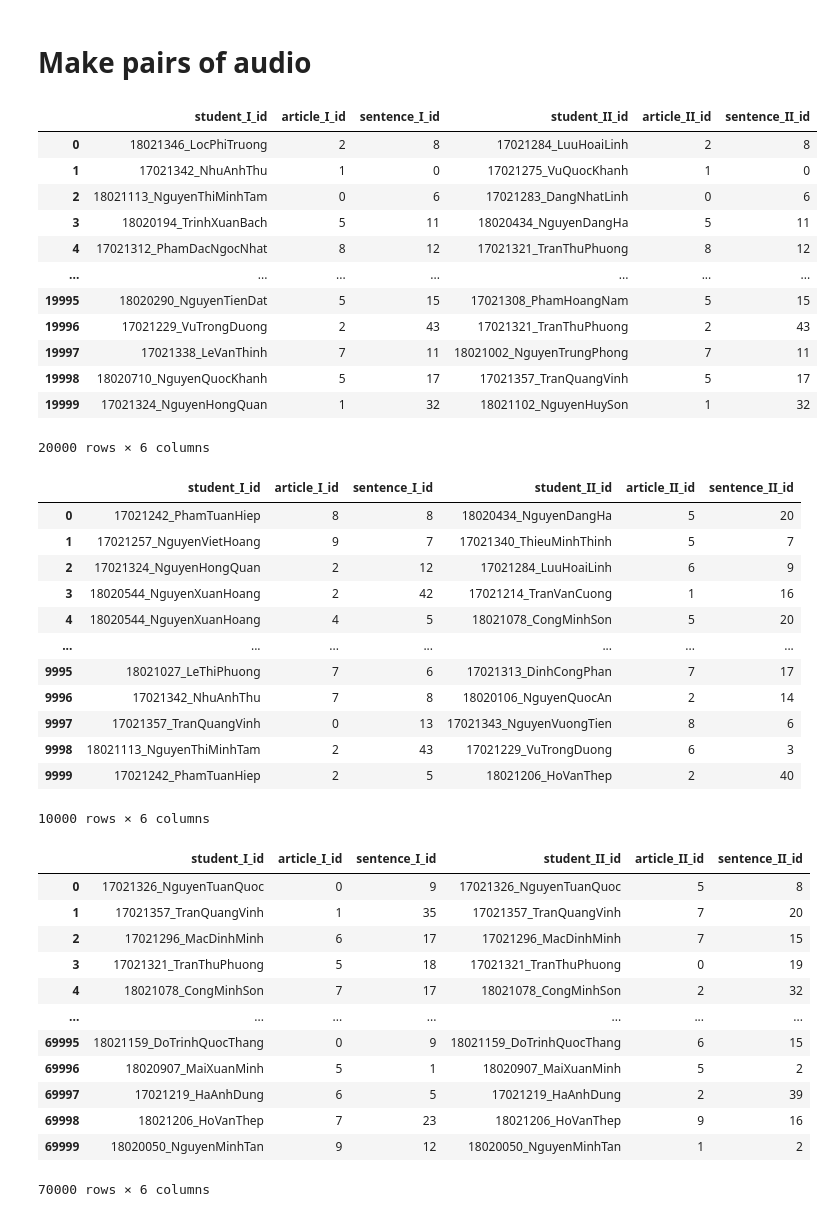
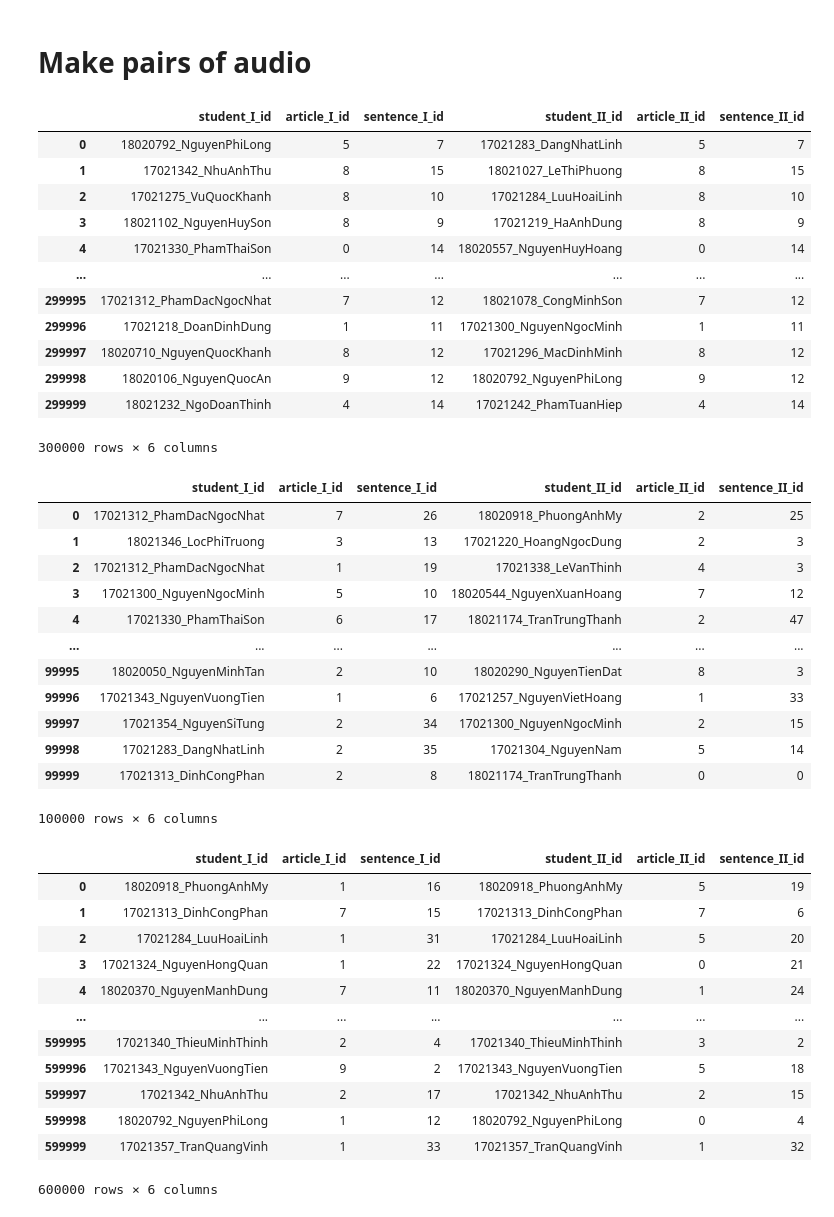
Before and after one commit to quocanuetcs/voice-recognition, a Jupyter notebook: data_processing.ipynb, the cells around one changed output. Cells and saved outputs as stored; diff of their text form; code cells hidden in the pictures.

```diff
--- a/data_processing.ipynb
+++ b/data_processing.ipynb
@@ -237,40 +237,40 @@ for student in students:
     students_segments_indices.append(student_segments_indices)
 # %%
 # Different speakers same sentence
-DSSS_LEN = 20000
+DSSS_LEN = 300000
 
 audio_pairs = []
 for k in range(len(students_segments_indices[0])):
     for i in range(len(students_segments_indices)):
         for j in range(i + 1, len(students_segments_indices)):
             if students_segments_indices[i][k] is not None\
             and students_segments_indices[j][k] is not None:
                 audio_info_1 = [students[i], students_segments_indices[i][k][0], students_segments_indices[i][k][1]]
                 audio_info_2 = [students[j], students_segments_indices[j][k][0], students_segments_indices[j][k][1]]
                 if random.randrange(2) == 1:
                     audio_info_1, audio_info_2 = audio_info_2, audio_info_1
                 audio_pairs.append(audio_info_1 + audio_info_2)
 random.shuffle(audio_pairs)
 audio_pairs_dsss_df = pd.DataFrame(audio_pairs[:DSSS_LEN], columns=['student_I_id', 'article_I_id', 'sentence_I_id',
                                                                     'student_II_id', 'article_II_id', 'sentence_II_id'])
 audio_pairs_dsss_df
 # %% [output]
 |  | student_I_id | article_I_id | sentence_I_id | student_II_id | article_II_id | sentence_II_id |
-| 0 | 18021346_LocPhiTruong | 2 | 8 | 17021284_LuuHoaiLinh | 2 | 8 |
-| 1 | 17021342_NhuAnhThu | 1 | 0 | 17021275_VuQuocKhanh | 1 | 0 |
-| 2 | 18021113_NguyenThiMinhTam | 0 | 6 | 17021283_DangNhatLinh | 0 | 6 |
-| 3 | 18020194_TrinhXuanBach | 5 | 11 | 18020434_NguyenDangHa | 5 | 11 |
-| 4 | 17021312_PhamDacNgocNhat | 8 | 12 | 17021321_TranThuPhuong | 8 | 12 |
+| 0 | 18020792_NguyenPhiLong | 5 | 7 | 17021283_DangNhatLinh | 5 | 7 |
+| 1 | 17021342_NhuAnhThu | 8 | 15 | 18021027_LeThiPhuong | 8 | 15 |
+| 2 | 17021275_VuQuocKhanh | 8 | 10 | 17021284_LuuHoaiLinh | 8 | 10 |
+| 3 | 18021102_NguyenHuySon | 8 | 9 | 17021219_HaAnhDung | 8 | 9 |
+| 4 | 17021330_PhamThaiSon | 0 | 14 | 18020557_NguyenHuyHoang | 0 | 14 |
 | ... | ... | ... | ... | ... | ... | ... |
-| 19995 | 18020290_NguyenTienDat | 5 | 15 | 17021308_PhamHoangNam | 5 | 15 |
-| 19996 | 17021229_VuTrongDuong | 2 | 43 | 17021321_TranThuPhuong | 2 | 43 |
-| 19997 | 17021338_LeVanThinh | 7 | 11 | 18021002_NguyenTrungPhong | 7 | 11 |
-| 19998 | 18020710_NguyenQuocKhanh | 5 | 17 | 17021357_TranQuangVinh | 5 | 17 |
-| 19999 | 17021324_NguyenHongQuan | 1 | 32 | 18021102_NguyenHuySon | 1 | 32 |
+| 299995 | 17021312_PhamDacNgocNhat | 7 | 12 | 18021078_CongMinhSon | 7 | 12 |
+| 299996 | 17021218_DoanDinhDung | 1 | 11 | 17021300_NguyenNgocMinh | 1 | 11 |
+| 299997 | 18020710_NguyenQuocKhanh | 8 | 12 | 17021296_MacDinhMinh | 8 | 12 |
+| 299998 | 18020106_NguyenQuocAn | 9 | 12 | 18020792_NguyenPhiLong | 9 | 12 |
+| 299999 | 18021232_NgoDoanThinh | 4 | 14 | 17021242_PhamTuanHiep | 4 | 14 |
-20000 rows × 6 columns
+300000 rows × 6 columns
 # %%
 # Different speakers different sentences
-DSDS_LEN = 10000
+DSDS_LEN = 100000
 
 audio_pairs = []
 for i1 in range(len(students_segments_indices)):
@@ -291,21 +291,21 @@ audio_pairs_dsds_df = pd.DataFrame(audio_pairs[:DSDS_LEN], columns=['student_I_i
 audio_pairs_dsds_df
 # %% [output]
 |  | student_I_id | article_I_id | sentence_I_id | student_II_id | article_II_id | sentence_II_id |
-| 0 | 17021242_PhamTuanHiep | 8 | 8 | 18020434_NguyenDangHa | 5 | 20 |
-| 1 | 17021257_NguyenVietHoang | 9 | 7 | 17021340_ThieuMinhThinh | 5 | 7 |
-| 2 | 17021324_NguyenHongQuan | 2 | 12 | 17021284_LuuHoaiLinh | 6 | 9 |
-| 3 | 18020544_NguyenXuanHoang | 2 | 42 | 17021214_TranVanCuong | 1 | 16 |
-| 4 | 18020544_NguyenXuanHoang | 4 | 5 | 18021078_CongMinhSon | 5 | 20 |
+| 0 | 17021312_PhamDacNgocNhat | 7 | 26 | 18020918_PhuongAnhMy | 2 | 25 |
+| 1 | 18021346_LocPhiTruong | 3 | 13 | 17021220_HoangNgocDung | 2 | 3 |
+| 2 | 17021312_PhamDacNgocNhat | 1 | 19 | 17021338_LeVanThinh | 4 | 3 |
+| 3 | 17021300_NguyenNgocMinh | 5 | 10 | 18020544_NguyenXuanHoang | 7 | 12 |
+| 4 | 17021330_PhamThaiSon | 6 | 17 | 18021174_TranTrungThanh | 2 | 47 |
 | ... | ... | ... | ... | ... | ... | ... |
-| 9995 | 18021027_LeThiPhuong | 7 | 6 | 17021313_DinhCongPhan | 7 | 17 |
-| 9996 | 17021342_NhuAnhThu | 7 | 8 | 18020106_NguyenQuocAn | 2 | 14 |
-| 9997 | 17021357_TranQuangVinh | 0 | 13 | 17021343_NguyenVuongTien | 8 | 6 |
-| 9998 | 18021113_NguyenThiMinhTam | 2 | 43 | 17021229_VuTrongDuong | 6 | 3 |
-| 9999 | 17021242_PhamTuanHiep | 2 | 5 | 18021206_HoVanThep | 2 | 40 |
+| 99995 | 18020050_NguyenMinhTan | 2 | 10 | 18020290_NguyenTienDat | 8 | 3 |
+| 99996 | 17021343_NguyenVuongTien | 1 | 6 | 17021257_NguyenVietHoang | 1 | 33 |
+| 99997 | 17021354_NguyenSiTung | 2 | 34 | 17021300_NguyenNgocMinh | 2 | 15 |
+| 99998 | 17021283_DangNhatLinh | 2 | 35 | 17021304_NguyenNam | 5 | 14 |
+| 99999 | 17021313_DinhCongPhan | 2 | 8 | 18021174_TranTrungThanh | 0 | 0 |
-10000 rows × 6 columns
+100000 rows × 6 columns
 # %%
 # Same speakers different sentences
-SSDS_LEN = 70000
+SSDS_LEN = 600000
 
 audio_pairs = []
 for k in range(len(students_segments_indices)):
@@ -324,18 +324,18 @@ audio_pairs_ssds_df = pd.DataFrame(audio_pairs[:SSDS_LEN], columns=['student_I_i
 audio_pairs_ssds_df
 # %% [output]
 |  | student_I_id | article_I_id | sentence_I_id | student_II_id | article_II_id | sentence_II_id |
-| 0 | 17021326_NguyenTuanQuoc | 0 | 9 | 17021326_NguyenTuanQuoc | 5 | 8 |
-| 1 | 17021357_TranQuangVinh | 1 | 35 | 17021357_TranQuangVinh | 7 | 20 |
-| 2 | 17021296_MacDinhMinh | 6 | 17 | 17021296_MacDinhMinh | 7 | 15 |
-| 3 | 17021321_TranThuPhuong | 5 | 18 | 17021321_TranThuPhuong | 0 | 19 |
-| 4 | 18021078_CongMinhSon | 7 | 17 | 18021078_CongMinhSon | 2 | 32 |
+| 0 | 18020918_PhuongAnhMy | 1 | 16 | 18020918_PhuongAnhMy | 5 | 19 |
+| 1 | 17021313_DinhCongPhan | 7 | 15 | 17021313_DinhCongPhan | 7 | 6 |
+| 2 | 17021284_LuuHoaiLinh | 1 | 31 | 17021284_LuuHoaiLinh | 5 | 20 |
+| 3 | 17021324_NguyenHongQuan | 1 | 22 | 17021324_NguyenHongQuan | 0 | 21 |
+| 4 | 18020370_NguyenManhDung | 7 | 11 | 18020370_NguyenManhDung | 1 | 24 |
 | ... | ... | ... | ... | ... | ... | ... |
-| 69995 | 18021159_DoTrinhQuocThang | 0 | 9 | 18021159_DoTrinhQuocThang | 6 | 15 |
-| 69996 | 18020907_MaiXuanMinh | 5 | 1 | 18020907_MaiXuanMinh | 5 | 2 |
-| 69997 | 17021219_HaAnhDung | 6 | 5 | 17021219_HaAnhDung | 2 | 39 |
-| 69998 | 18021206_HoVanThep | 7 | 23 | 18021206_HoVanThep | 9 | 16 |
-| 69999 | 18020050_NguyenMinhTan | 9 | 12 | 18020050_NguyenMinhTan | 1 | 2 |
+| 599995 | 17021340_ThieuMinhThinh | 2 | 4 | 17021340_ThieuMinhThinh | 3 | 2 |
+| 599996 | 17021343_NguyenVuongTien | 9 | 2 | 17021343_NguyenVuongTien | 5 | 18 |
+| 599997 | 17021342_NhuAnhThu | 2 | 17 | 17021342_NhuAnhThu | 2 | 15 |
+| 599998 | 18020792_NguyenPhiLong | 1 | 12 | 18020792_NguyenPhiLong | 0 | 4 |
+| 599999 | 17021357_TranQuangVinh | 1 | 33 | 17021357_TranQuangVinh | 1 | 32 |
-70000 rows × 6 columns
+600000 rows × 6 columns
 # %%
 audio_pairs_df = pd.concat([audio_pairs_dsss_df, audio_pairs_dsds_df, audio_pairs_ssds_df], ignore_index=True)
 audio_pairs_df
```
Also changed, not shown: parts of 6 cells of this notebook, 7 other files.
